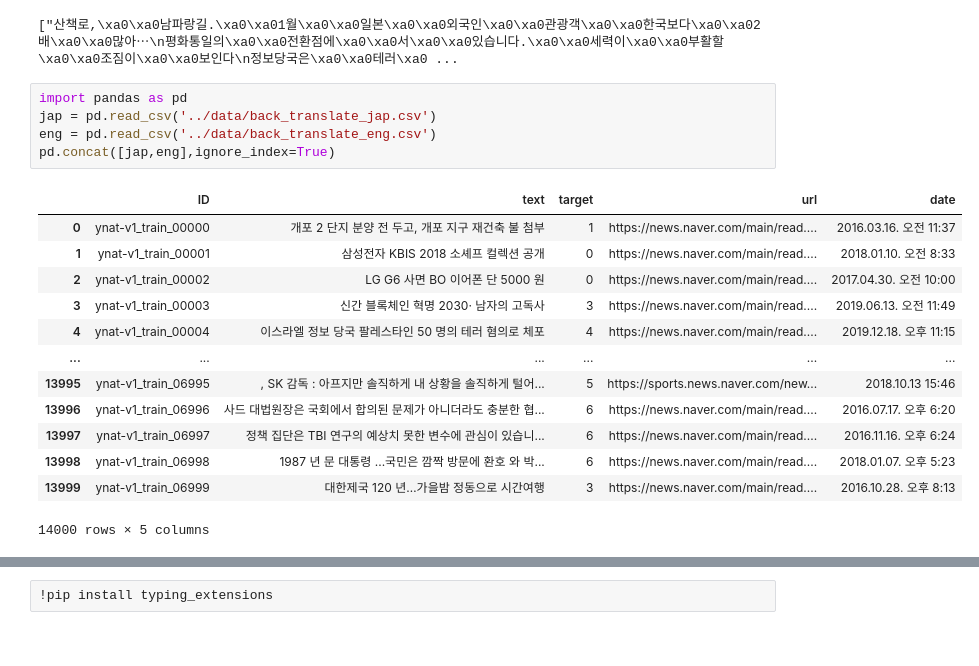
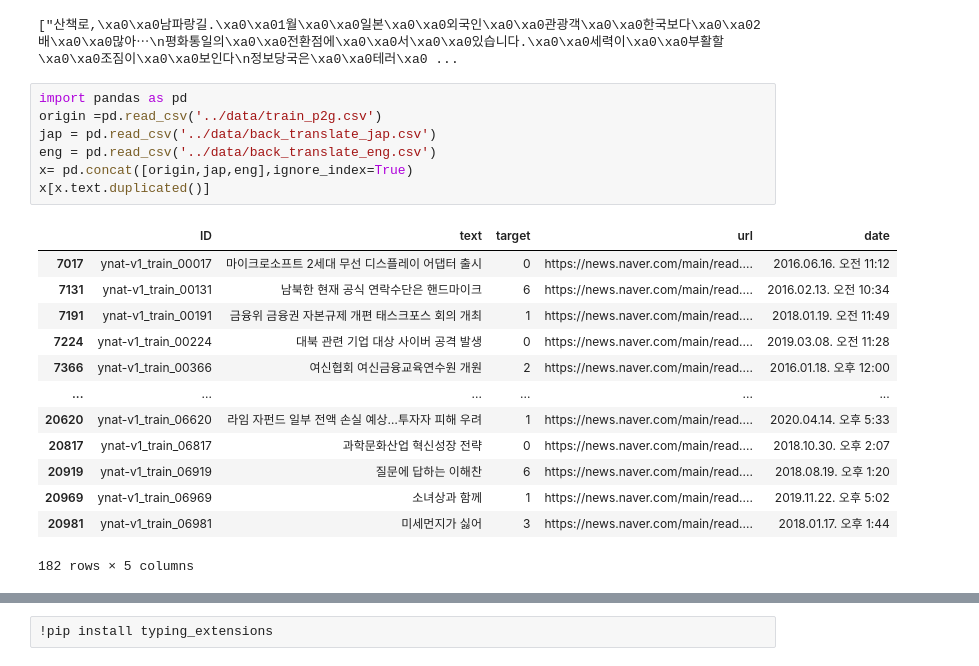
Before and after one commit to SangGank/bc_project3, a Jupyter notebook: analysis/csvtotext.ipynb, the cells around one changed output, grey strips where cells are left out. Saved outputs shown, nothing was run; the diff lists cells and outputs as text.

```diff
--- a/analysis/csvtotext.ipynb
+++ b/analysis/csvtotext.ipynb
@@ -18,20 +18,22 @@ print(li[:5])
 ["산책로,\xa0\xa0남파랑길.\xa0\xa01월\xa0\xa0일본\xa0\xa0외국인\xa0\xa0관광객\xa0\xa0한국보다\xa0\xa02배\xa0\xa0많아⋯\n평화통일의\xa0\xa0전환점에\xa0\xa0서\xa0\xa0있습니다.\xa0\xa0세력이\xa0\xa0부활할\xa0\xa0조짐이\xa0\xa0보인다\n정보당국은\xa0\xa0테러\xa0 ...
 # %%
 import pandas as pd
+origin =pd.read_csv('../data/train_p2g.csv')
 jap = pd.read_csv('../data/back_translate_jap.csv')
 eng = pd.read_csv('../data/back_translate_eng.csv')
-pd.concat([jap,eng],ignore_index=True)
+x= pd.concat([origin,jap,eng],ignore_index=True)
+x[x.text.duplicated()]
 # %% [output]
 |  | ID | text | target | url | date |
-| 0 | ynat-v1_train_00000 | 개포 2 단지 분양 전 두고, 개포 지구 재건축 불 첨부 | 1 | https://news.naver.com/main/read.... | 2016.03.16. 오전 11:37 |
-| 1 | ynat-v1_train_00001 | 삼성전자 KBIS 2018 소셰프 컬렉션 공개 | 0 | https://news.naver.com/main/read.... | 2018.01.10. 오전 8:33 |
-| 2 | ynat-v1_train_00002 | LG G6 사면 BO 이어폰 단 5000 원 | 0 | https://news.naver.com/main/read.... | 2017.04.30. 오전 10:00 |
-| 3 | ynat-v1_train_00003 | 신간 블록체인 혁명 2030· 남자의 고독사 | 3 | https://news.naver.com/main/read.... | 2019.06.13. 오전 11:49 |
-| 4 | ynat-v1_train_00004 | 이스라엘 정보 당국 팔레스타인 50 명의 테러 혐의로 체포 | 4 | https://news.naver.com/main/read.... | 2019.12.18. 오후 11:15 |
+| 7017 | ynat-v1_train_00017 | 마이크로소프트 2세대 무선 디스플레이 어댑터 출시 | 0 | https://news.naver.com/main/read.... | 2016.06.16. 오전 11:12 |
+| 7131 | ynat-v1_train_00131 | 남북한 현재 공식 연락수단은 핸드마이크 | 6 | https://news.naver.com/main/read.... | 2016.02.13. 오전 10:34 |
+| 7191 | ynat-v1_train_00191 | 금융위 금융권 자본규제 개편 태스크포스 회의 개최 | 1 | https://news.naver.com/main/read.... | 2018.01.19. 오전 11:49 |
+| 7224 | ynat-v1_train_00224 | 대북 관련 기업 대상 사이버 공격 발생 | 0 | https://news.naver.com/main/read.... | 2019.03.08. 오전 11:28 |
+| 7366 | ynat-v1_train_00366 | 여신협회 여신금융교육연수원 개원 | 2 | https://news.naver.com/main/read.... | 2016.01.18. 오후 12:00 |
 | ... | ... | ... | ... | ... | ... |
-| 13995 | ynat-v1_train_06995 | , SK 감독 : 아프지만 솔직하게 내 상황을 솔직하게 털어... | 5 | https://sports.news.naver.com/new... | 2018.10.13 15:46 |
-| 13996 | ynat-v1_train_06996 | 사드 대법원장은 국회에서 합의된 문제가 아니더라도 충분한 협... | 6 | https://news.naver.com/main/read.... | 2016.07.17. 오후 6:20 |
-| 13997 | ynat-v1_train_06997 | 정책 집단은 TBI 연구의 예상치 못한 변수에 관심이 있습니... | 6 | https://news.naver.com/main/read.... | 2016.11.16. 오후 6:24 |
-| 13998 | ynat-v1_train_06998 | 1987 년 문 대통령 ...국민은 깜짝 방문에 환호 와 박... | 6 | https://news.naver.com/main/read.... | 2018.01.07. 오후 5:23 |
-| 13999 | ynat-v1_train_06999 | 대한제국 120 년…가을밤 정동으로 시간여행 | 3 | https://news.naver.com/main/read.... | 2016.10.28. 오후 8:13 |
+| 20620 | ynat-v1_train_06620 | 라임 자펀드 일부 전액 손실 예상…투자자 피해 우려 | 1 | https://news.naver.com/main/read.... | 2020.04.14. 오후 5:33 |
+| 20817 | ynat-v1_train_06817 | 과학문화산업 혁신성장 전략 | 0 | https://news.naver.com/main/read.... | 2018.10.30. 오후 2:07 |
+| 20919 | ynat-v1_train_06919 | 질문에 답하는 이해찬 | 6 | https://news.naver.com/main/read.... | 2018.08.19. 오후 1:20 |
+| 20969 | ynat-v1_train_06969 | 소녀상과 함께 | 1 | https://news.naver.com/main/read.... | 2019.11.22. 오후 5:02 |
+| 20981 | ynat-v1_train_06981 | 미세먼지가 싫어 | 3 | https://news.naver.com/main/read.... | 2018.01.17. 오후 1:44 |
-14000 rows × 5 columns
+182 rows × 5 columns
```
Also changed, not shown: parts of 1 cell of this notebook, 2 other files.
